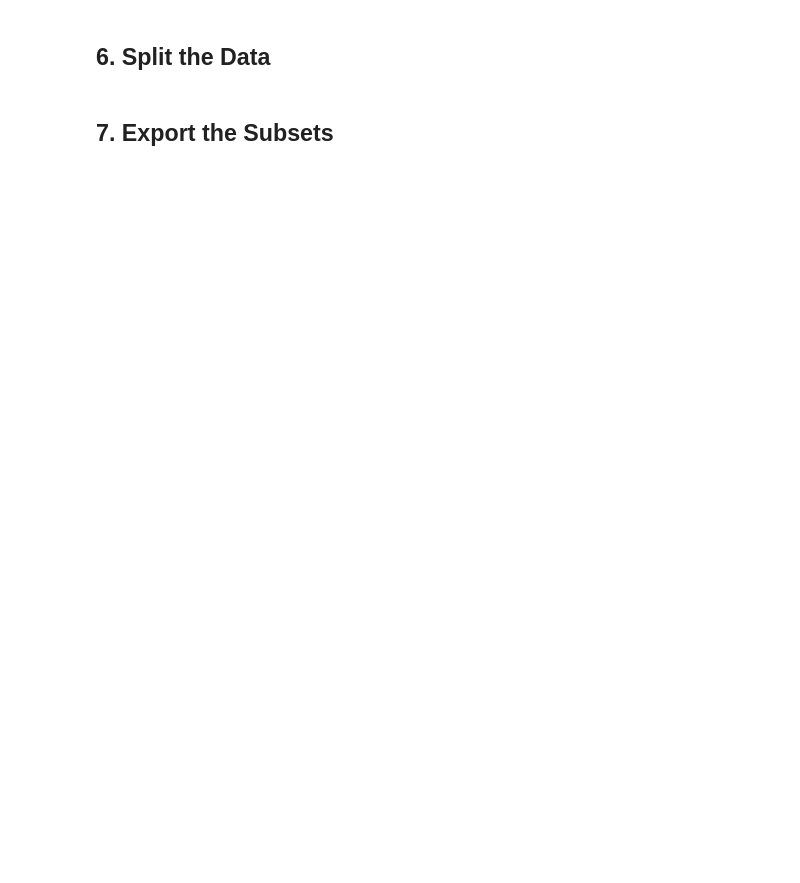
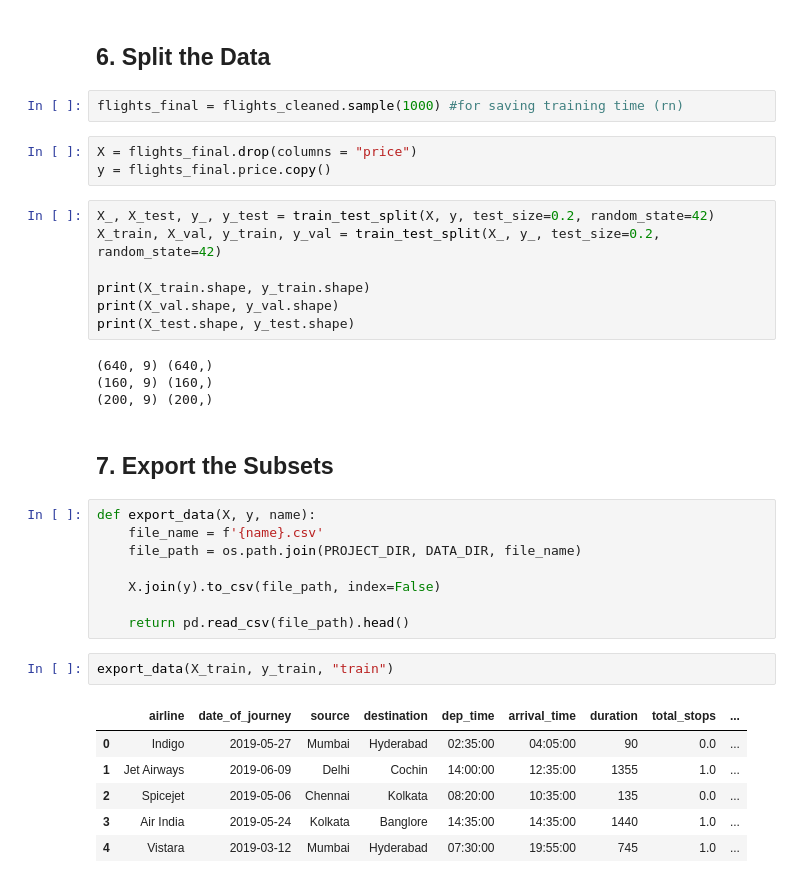
Before and after one commit to Ashish-gaba/Flight-Price-Prediction-using-AWS-Sagemaker, a Jupyter notebook: notebooks/data-cleaning.ipynb, the cells around one changed output. Saved outputs shown, nothing was run; the diff lists cells and outputs as text; blank space fills up the shorter version.

```diff
--- a/notebooks/data-cleaning.ipynb
+++ b/notebooks/data-cleaning.ipynb
@@ -561,4 +565,37 @@ clean_data(flights)#.dtypes #.airline.unique()
 # %% [markdown]
 ## 6. Split the Data
+# %%
+flights_final = flights_cleaned.sample(1000) #for saving training time (rn)
+# %%
+X = flights_final.drop(columns = "price")
+y = flights_final.price.copy()
+# %%
+X_, X_test, y_, y_test = train_test_split(X, y, test_size=0.2, random_state=42)
+X_train, X_val, y_train, y_val = train_test_split(X_, y_, test_size=0.2, random_state=42)
+
+print(X_train.shape, y_train.shape)
+print(X_val.shape, y_val.shape)
+print(X_test.shape, y_test.shape)
+# %% [output]
+(640, 9) (640,)
+(160, 9) (160,)
+(200, 9) (200,)
 # %% [markdown]
 ## 7. Export the Subsets
+# %%
+def export_data(X, y, name):
+    file_name = f'{name}.csv'
+    file_path = os.path.join(PROJECT_DIR, DATA_DIR, file_name)
+
+    X.join(y).to_csv(file_path, index=False)
+
+    return pd.read_csv(file_path).head()
+# %%
+export_data(X_train, y_train, "train")
+# %% [output]
+|  | airline | date_of_journey | source | destination | dep_time | arrival_time | duration | total_stops | ... |
+| 0 | Indigo | 2019-05-27 | Mumbai | Hyderabad | 02:35:00 | 04:05:00 | 90 | 0.0 | ... |
+| 1 | Jet Airways | 2019-06-09 | Delhi | Cochin | 14:00:00 | 12:35:00 | 1355 | 1.0 | ... |
+| 2 | Spicejet | 2019-05-06 | Chennai | Kolkata | 08:20:00 | 10:35:00 | 135 | 0.0 | ... |
+| 3 | Air India | 2019-05-24 | Kolkata | Banglore | 14:35:00 | 14:35:00 | 1440 | 1.0 | ... |
+| 4 | Vistara | 2019-03-12 | Mumbai | Hyderabad | 07:30:00 | 19:55:00 | 745 | 1.0 | ... |
```
Also changed, not shown: parts of 7 cells of this notebook, 5 other files.
